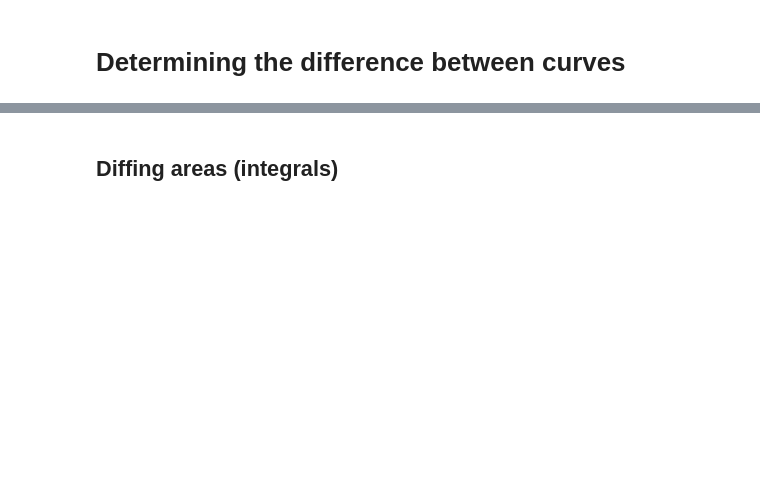
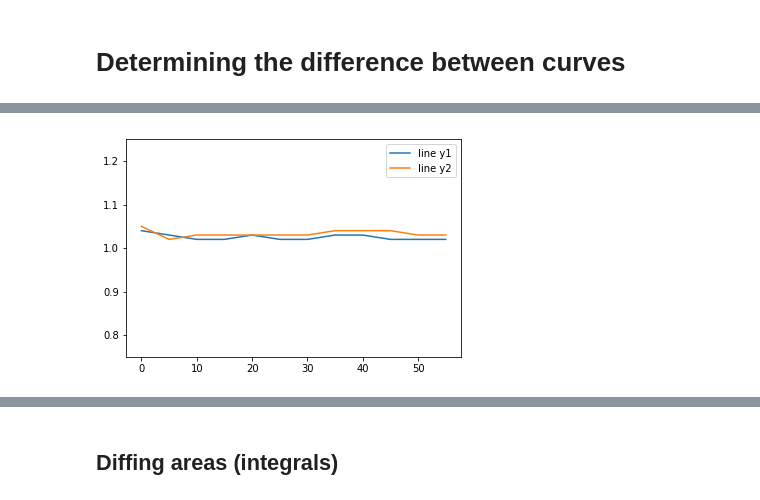
Before and after one commit to sunshinescience/tsdiff, a Jupyter notebook: tsdiff.ipynb, the cells around one changed output, grey strips where cells are left out. Saved outputs shown, nothing was run; the diff lists cells and outputs as text; code cells hidden in the pictures; blank space fills up the shorter version.

Commit message:
diffing approx. straight lines

```diff
--- a/tsdiff.ipynb
+++ b/tsdiff.ipynb
@@ -88,0 +38,14 @@ plt.show()
+# %%
+# Comparing two approximately flat lines
+line_x = np.array([0,5,10,15,20,25,30,35,40,45,50,55])
+line_y1 = np.array([1.04,1.03,1.02,1.02,1.03,1.02,1.02,1.03,1.03,1.02,1.02,1.02])
+line_y2 = np.array([1.05,1.02,1.03,1.03,1.03,1.03,1.03,1.04,1.04,1.04,1.03,1.03])
+
+fig, ax = plt.subplots()
+ax.plot(line_x, line_y1, label="line y1")
+ax.plot(line_x, line_y2, label="line y2")
+plt.ylim(top=1.25, bottom=0.75)
+ax.legend()
+plt.show()
+# %% [output]
+[figure, added]
```
Also changed, not shown: parts of 43 cells of this notebook, 4 other files.
